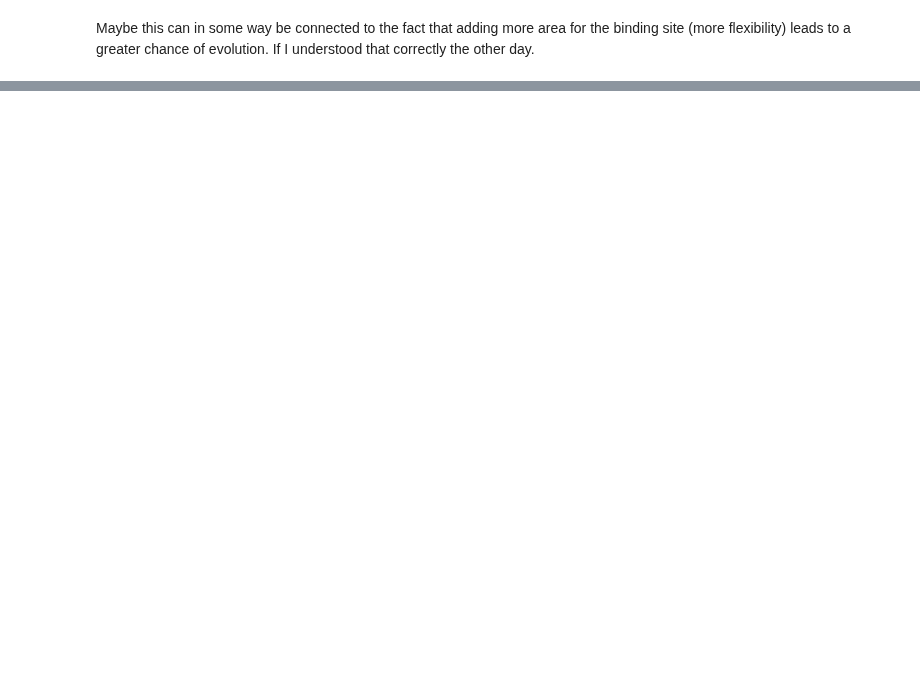
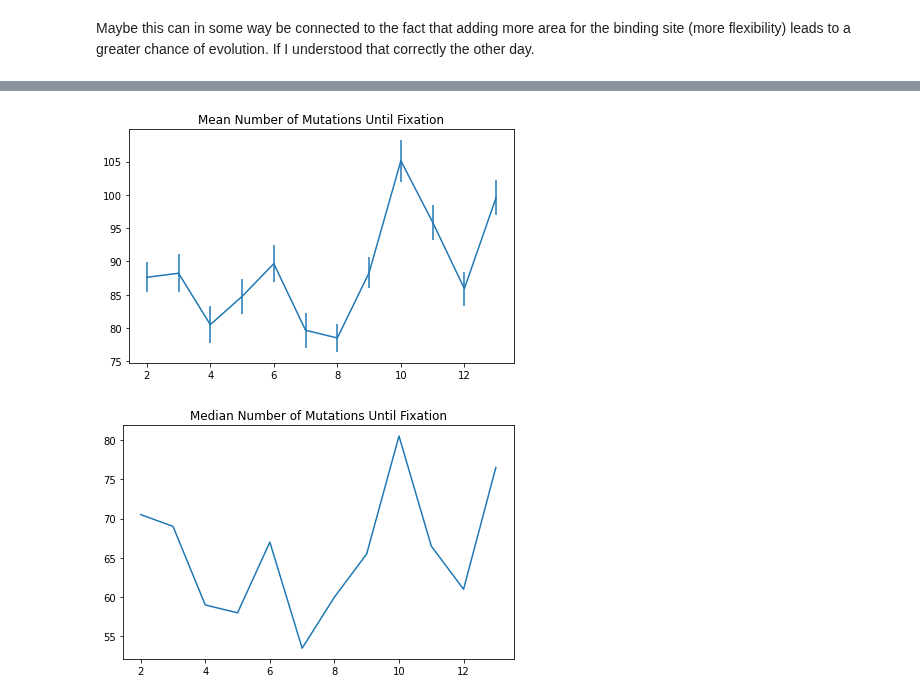
Before and after one commit to ZBoroda/logic_gate_modeling, a Jupyter notebook: sizenotebook.ipynb, the cells around one changed output, grey strips where cells are left out. Saved outputs shown, nothing was run; the diff lists cells and outputs as text; code cells hidden in the pictures; blank space fills up the shorter version.

```diff
--- a/sizenotebook.ipynb
+++ b/sizenotebook.ipynb
@@ -173,0 +209,30 @@ for ax, network in zip(axs, list_unique_networks[:5]):
+# %%
+fig_trajectory, ax_trajectories = plt.subplots(len(sizes), 1, sharex=True, sharey=True, figsize=(9, 20))
+fig_histogram, ax_histograms = plt.subplots(len(sizes), 1, sharex=True, sharey=True, figsize=(9, 20))
+means = []
+medians = []
+stds = []
+isomorphism_counter_random_walk = IsomorphismCounter()
+num_trials = 100
+for size, ax_trajectory, ax_histogram in zip(sizes, ax_trajectories, ax_histograms):
+    ax_trajectory.set_title(size)
+    ax_histogram.set_title(size)
+    initial_circuit = Circuit(2, construct_genome(size))
+    total_times = []
+    print(size)
+    for i in tqdm(range(num_trials)):
+        time, circuits, fitness = run_random_walk(goal_function, 1000, 0.1, initial_circuit, 1000000)
+        total_times.append(len(time))
+        ax_trajectory.plot(fitness)
+        isomorphism_counter_random_walk.add(circuits[-1], str(size) + " Random Walk")
+    total_times_array = np.array(total_times)
+    medians.append(np.median(total_times_array))
+    print("Median:" + str(medians[-1]))
+    means.append(total_times_array.mean())
+    print("Mean:" + str(means[-1]))
+    stds.append(total_times_array.std())
+    print("STD:" + str(stds[-1]))
+    ax_histogram.hist(total_times, 20)
+fig_trajectory.savefig('trajectories.png', dpi=1200)
+fig_histogram.savefig('histogram_fixations100.png')
+plt.show()
@@ -173,0 +286,13 @@ for ax, network in zip(axs, list_unique_networks[:5]):
+# %%
+fig, ax = plt.subplots(1, 1, tight_layout=True)
+ax.errorbar(x=sizes, y=means, yerr=np.array(stds)/np.sqrt(1000))
+ax.set_title("Mean Number of Mutations Until Fixation")
+plt.show()
+
+fig, ax = plt.subplots(1, 1, tight_layout=True)
+ax.errorbar(x=sizes, y=medians)
+ax.set_title("Median Number of Mutations Until Fixation")
+plt.show()
+# %% [output]
+[figure, added]
+[figure, added]
```
Also changed, not shown: parts of 13 cells of this notebook, 3 other files.
